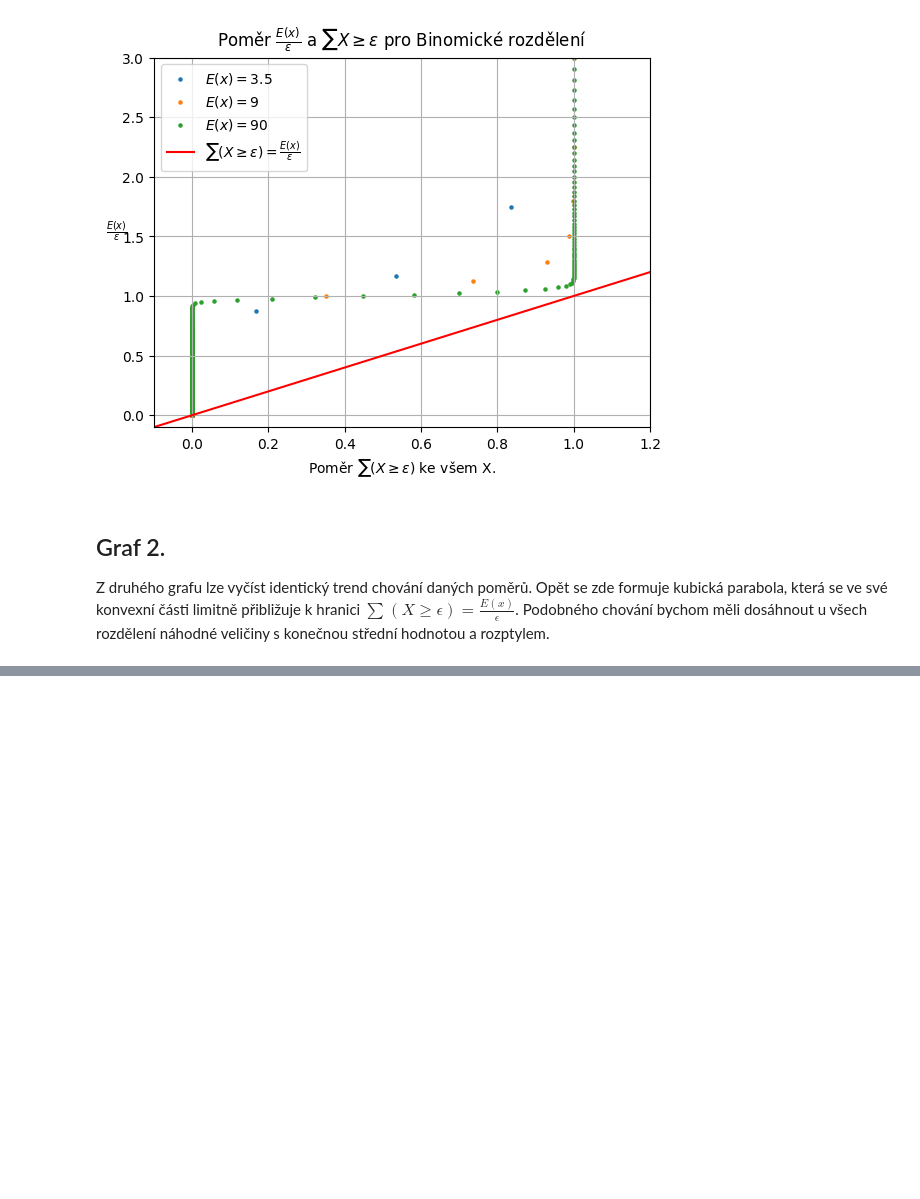
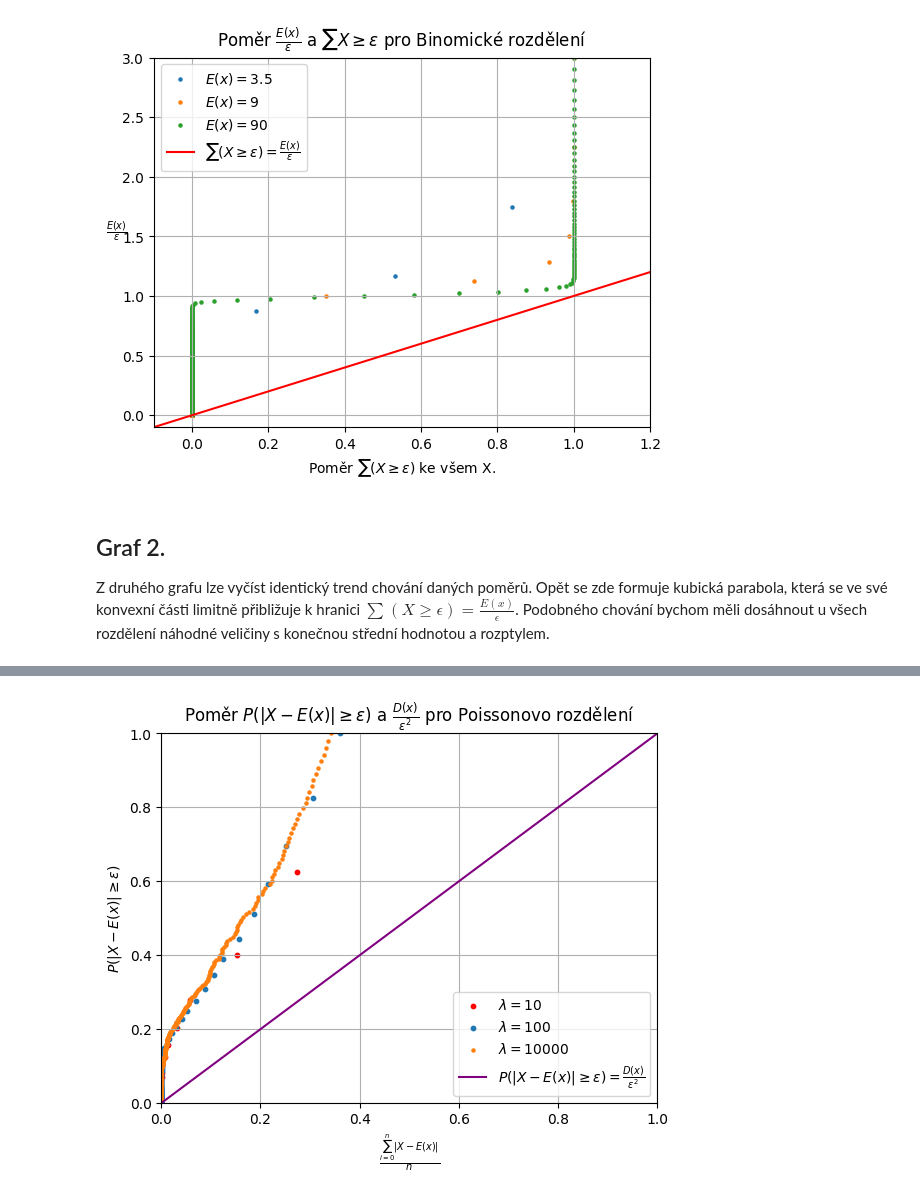
Before and after one commit to jakvitov/math_simulations, a Jupyter notebook: chebyshev_inequality_simulation.ipynb, the cells around one changed output, grey strips where cells are left out. Drawn from its saved outputs; the diff is of its cells as text; code cells hidden in the pictures; blank space fills up the shorter version.

```diff
--- a/chebyshev_inequality_simulation.ipynb
+++ b/chebyshev_inequality_simulation.ipynb
@@ -124,0 +132,43 @@ Z druhého grafu lze vyčíst identický trend chování daných poměrů. Opět
+# %%
+plt.clf()
+n = 1000
+
+lmbd_1 = 100
+poisson_vals_1 = np.random.poisson(lmbd_1, size=n)
+probability_of_smaller_1 = []
+smaller_than_epsilon_ratio_1 = []
+
+lmbd_2 = 10000
+poisson_vals_2 = np.random.poisson(lmbd_2, size=n)
+probability_of_smaller_2 = []
+smaller_than_epsilon_ratio_2 = []
+
+lmbd_3 = 10
+poisson_vals_3 = np.random.poisson(lmbd_3, size=n)
+probability_of_smaller_3 = []
+smaller_than_epsilon_ratio_3 = []
+
+for epsilon in range(1, n + 1):
+  probability_of_smaller_1.append(lmbd_1/pow(epsilon, 2))
+  smaller_than_epsilon_ratio_1.append(np.sum(abs(poisson_vals_1 - lmbd_1) >= epsilon) / n)
+
+  probability_of_smaller_2.append(lmbd_2/pow(epsilon, 2))
+  smaller_than_epsilon_ratio_2.append(np.sum(abs(poisson_vals_2 - lmbd_2) >= epsilon) / n)
+
+  probability_of_smaller_3.append(lmbd_3/pow(epsilon, 2))
+  smaller_than_epsilon_ratio_3.append(np.sum(abs(poisson_vals_3 - lmbd_3) >= epsilon) / n)
+
+plt.scatter(smaller_than_epsilon_ratio_3, probability_of_smaller_3, s=10, label="$\lambda = 10$", color="red")
+plt.scatter(smaller_than_epsilon_ratio_1, probability_of_smaller_1, s=10, label="$\lambda = 100$")
+plt.scatter(smaller_than_epsilon_ratio_2, probability_of_smaller_2, s=5, label="$\lambda = 10000$")
+plt.title(r"Poměr $P(|X-E(x)| \geq \epsilon)$ a $\frac{D(x)}{\epsilon^2}$ pro Poissonovo rozdělení")
+plt.axline((0, 0), slope=1, color="purple", label=r'$P(|X-E(x)| \geq \epsilon) = \frac{D(x)}{\epsilon^2}$')
+plt.ylim((0, 1))
+plt.xlim((0, 1))
+plt.xlabel(r"$\frac{\sum_{i=0}^{n}|X-E(x)|}{n}$")
+plt.ylabel(r"$P(|X-E(x)| \geq \epsilon)$")
+plt.grid()
+plt.legend()
+plt.show()
+# %% [output]
+[figure, added]
```
Also changed, not shown: parts of 3 cells of this notebook.
